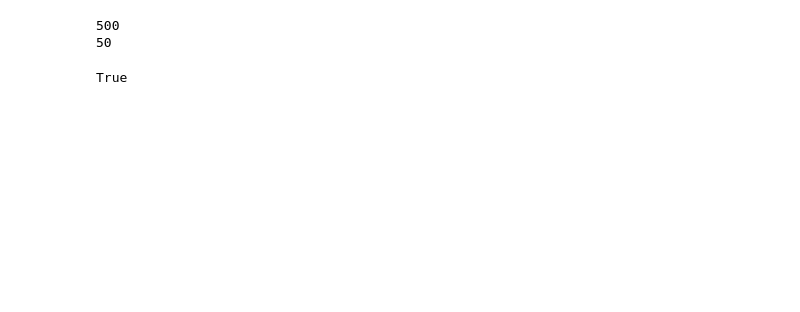
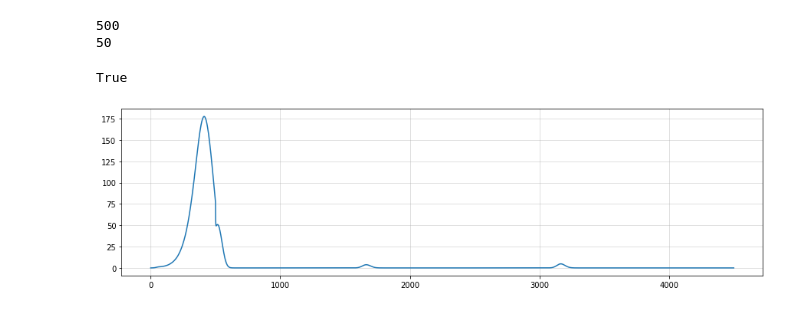
Before and after one commit to sazio/Transients, a Jupyter notebook: Python/WLC_SSM.ipynb, the cells around one changed output. Cells and saved outputs as stored; diff of their text form; code cells hidden in the pictures; blank space fills up the shorter version.

```diff
--- a/Python/WLC_SSM.ipynb
+++ b/Python/WLC_SSM.ipynb
@@ -129,7 +129,9 @@ x.shape[0] == len(t)
 True
 # %%
 np.random.seed(137) # setting random seed
-eta = np.random.normal(0,0.00001, (N_s,N_p)) # small perturbations for initial state
+eta = np.random.normal(0,0.0001, (N_s-1,N_p)) # small perturbations for initial state (sum must be = 0)
+eta = np.vstack((eta, -sum(eta)))
+np.random.shuffle(eta)
 P = np.asarray([np.ones((N_s,N_p)) + eta  for i in range(0,len(t))]) # projection matrix
 V = np.asarray([ V_0*np.ones((N_p, N_p)) - (V_0 - 1)*np.eye(N_p) for i in range(0, len(t))]) # competition matrix
 xi_t = np.random.uniform(0, sigma, size=len(t)) # adding noise uniformly sampled [0,sigma]
@@ -163,4 +165,4 @@ def ODE_Int(a,x,t,P,V,xi_t,alpha = 1, tau = 1):
 
   return (a, P, V)
 # %%
-a_learn, P_learn, V_learn = ODE_Int(a,x,t,P,V,xi_t,alpha = 1, tau = 2)
+a_learn, P_learn, V_learn = ODE_Int(a,x,t,P,V,xi_t,alpha = 1, tau = 480)
@@ -166,0 +182,6 @@ a_learn, P_learn, V_learn = ODE_Int(a,x,t,P,V,xi_t,alpha = 1, tau = 2)
+# %%
+plt.figure(figsize=(15,4))
+plt.plot(a_learn[:,0] - a_learn[:,2])
+plt.grid(alpha = 0.5)
+# %% [output]
+[figure, added]
```
Also changed, not shown: parts of 6 cells of this notebook.
